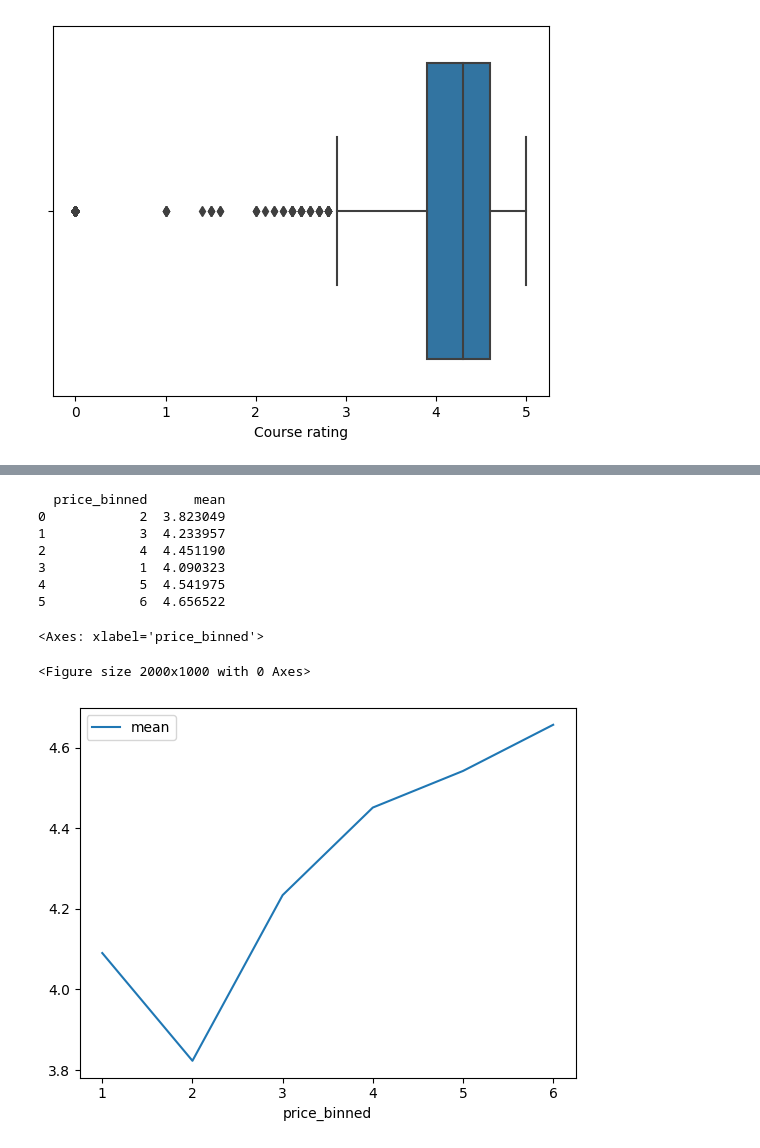
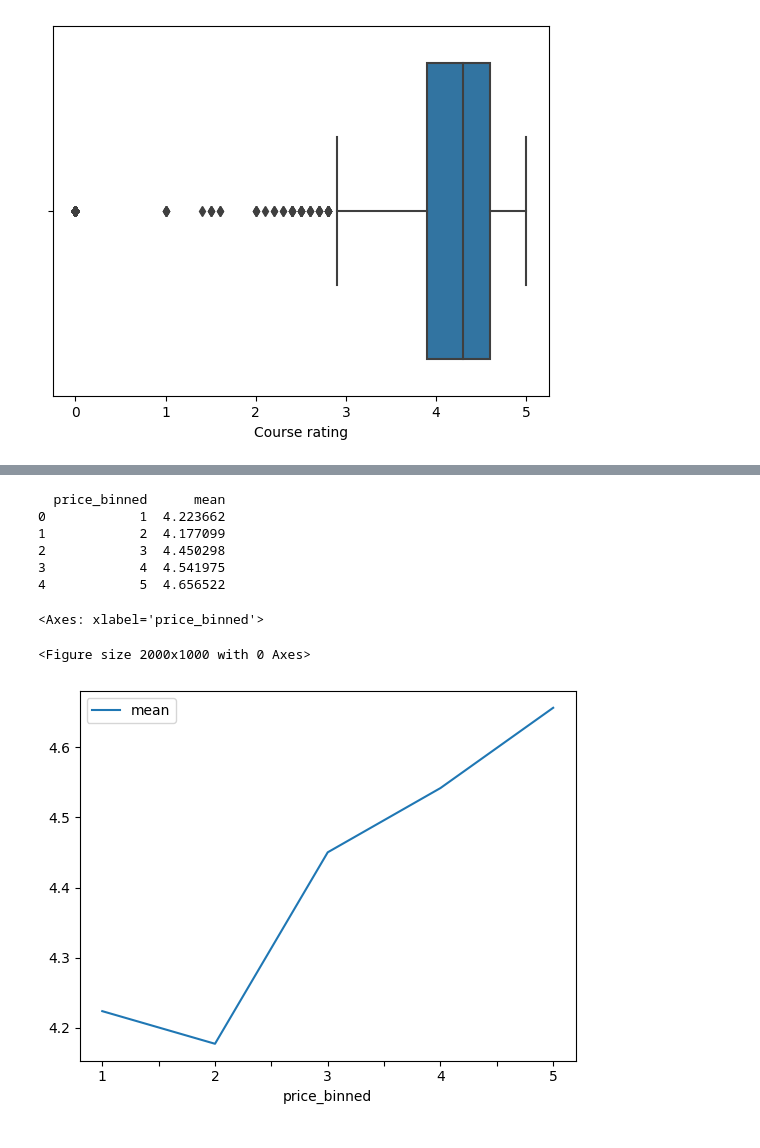
Before and after one commit to tbs93/Final-Project-Introduction-To-Data-Science, a Jupyter notebook: projectName.ipynb, the cells around one changed output, grey strips where cells are left out. Drawn from its saved outputs; the diff is of its cells as text; code cells hidden in the pictures.

```diff
--- a/projectName.ipynb
+++ b/projectName.ipynb
@@ -519,0 +512,6 @@ sns.boxplot(x=dataset["price"], orient='horizontal')
+# %%
+#Clearing the Free courses from the table.
+dataset[(dataset['Course rating']==0)] = np.nan
+dataset.dropna()
+#Lets see the difference
+sns.boxplot(x=dataset["Course rating"], orient='horizontal')
@@ -529,6 +535,6 @@ dataset['price'].corr(dataset['Course rating'])
 # %%
 index_to_remove=[]
-index_to_remove.append(dataset.query('(`Course rating` < 3.3 ) & (price > 100)|(`Course rating` < 4.0) & (price > 401)').index)
+index_to_remove.append(dataset.query('(`Course rating` < 3.5 ) & (price > 250)|(`Course rating` < 4.0) & (price > 401)|(`Course rating` < 2.7) & (price > 101)| (price == 0)').index)
 dataset.drop(index=index_to_remove[0].values,inplace=True)
 dataset.reset_index(inplace=True,drop=True)
 
@@ -553,28 +561,27 @@ sns.boxplot(x=dataset["Course rating"], orient='horizontal')
 # %%
 #Define bins and labels for further data handling
-bins = [0,1,100,200,300,400,700]
-labels =  [1,2,3,4,5,6]
+bins = [1,100,200,300,400,700]
+labels =  [1,2,3,4,5]
 dataset['price_binned'] = pd.cut(x = dataset['price'], bins = bins, labels = labels, include_lowest = True)
 dataset.drop('price',inplace=True,axis=1)
 prices=dataset['price_binned'].value_counts().keys()
 ##calculate the mean of course ratings
 price_mean=[]
 for price in prices:
     price_mean.append(dataset.loc[dataset['price_binned'] == price,['Course rating']].mean().values[0])
 df_price_mean=pd.DataFrame({'price_binned':prices,'mean':price_mean})
 df_price_mean.sort_values(by='mean',ascending=False)
 #shows the bins of prices and the correlation between price and ratings
 print(df_price_mean)
 fig = plt.figure(figsize=(20,10))
 df_price_mean.sort_values(by='price_binned',ascending=True).plot(x='price_binned',kind='line')
 # %% [output]
   price_binned      mean
-0            2  3.823049
-1            3  4.233957
-2            4  4.451190
-3            1  4.090323
-4            5  4.541975
-5            6  4.656522
+0            1  4.223662
+1            2  4.177099
+2            3  4.450298
+3            4  4.541975
+4            5  4.656522
 <Axes: xlabel='price_binned'>
 <Figure size 2000x1000 with 0 Axes>
-[figure, old version]
+[figure, new version]
```
Also changed, not shown: parts of 25 cells of this notebook.
